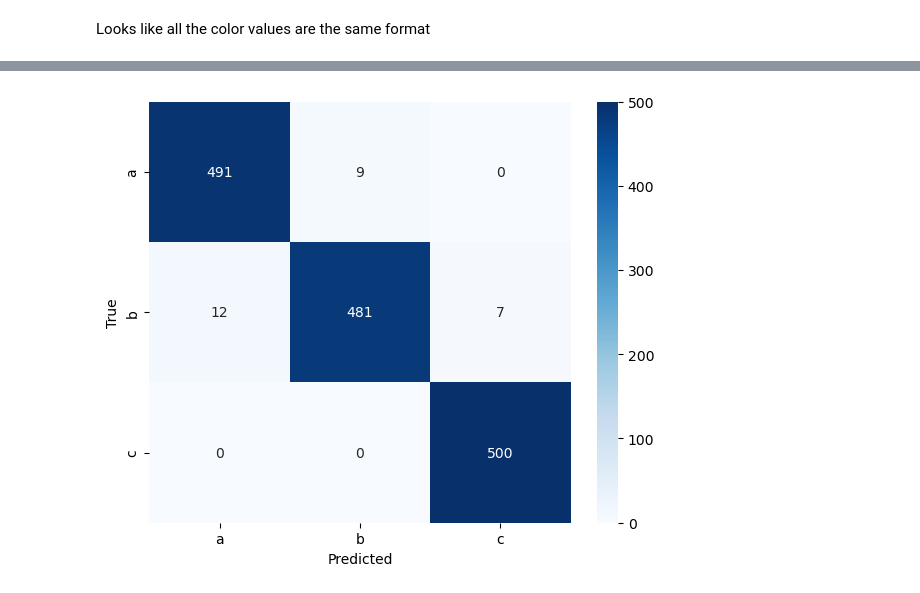
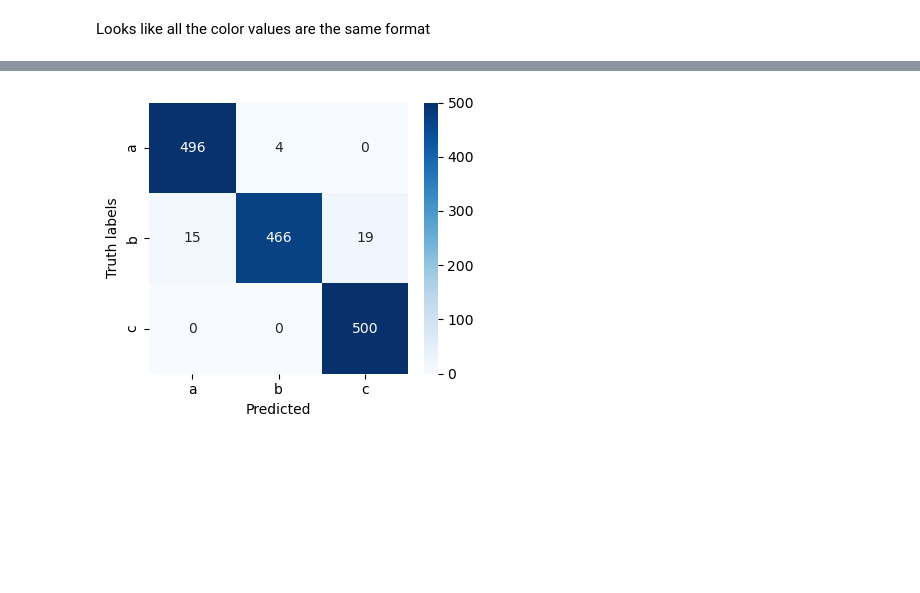
Before and after one commit to sjabarnia/squares, a Jupyter notebook: exploration.ipynb, the cells around one changed output, grey strips where cells are left out. Saved outputs shown, nothing was run; the diff lists cells and outputs as text; code cells hidden in the pictures; blank space fills up the shorter version.

```diff
--- a/exploration.ipynb
+++ b/exploration.ipynb
@@ -215,18 +254,17 @@ class basicCNN(nn.Module):
     def __init__(self, num_classes):
         super().__init__()
         self.features = nn.Sequential(
-            nn.Conv2d(3, 16, 3, padding=1),
-            nn.ReLU(),
-            nn.MaxPool2d(2),
-            nn.Conv2d(16, 32, 3, padding=1),
+            nn.Conv2d(3, 8, kernel_size=3, padding=1),  # Just 8 filters
             nn.ReLU(),
             nn.MaxPool2d(2)
         )
-        self.classifier = nn.Linear(32 * 8 * 8, num_classes)
+        self.classifier = nn.Sequential(
+            nn.Flatten(),
+            nn.Linear(8 * 16 * 16, num_classes)
+        )
 
     def forward(self, x):
         x = self.features(x)
-        x = x.view(-1, 32 * 8 * 8)
         x = self.classifier(x)
         return x
 # %%
@@ -241,7 +279,7 @@ val_dataset = ImageDataset(val_dir, transform)
 train_loader = DataLoader(train_dataset, batch_size=32, shuffle=True)
 val_loader = DataLoader(val_dataset, batch_size=32)
 
-device = torch.device("cuda:0" if torch.cuda.is_available() else "cpu")
+device = torch.device("cpu")
 model = basicCNN(len(train_dataset.classes)).to(device)
 criterion = nn.CrossEntropyLoss()
 optimizer = torch.optim.Adam(model.parameters(), lr=0.001)
@@ -286,10 +324,11 @@ with torch.no_grad():
 
 # Show confusion matrix
 cm = confusion_matrix(all_labels, all_preds)
-plt.figure(figsize=(6, 5))
-sns.heatmap(cm, annot=True, fmt='d', cmap='Blues', xticklabels=train_dataset.classes, yticklabels=train_dataset.classes)
+plt.figure(figsize=(4, 3.5))
+sns.heatmap(cm, annot=True, fmt='d', cmap='Blues', vmax = 500,
+            xticklabels=train_dataset.classes, yticklabels=train_dataset.classes)
 plt.xlabel('Predicted')
-plt.ylabel('True')
+plt.ylabel('Truth labels')
 plt.tight_layout()
 plt.show()
 
@@ -309,26 +374,28 @@ Epoch 10, Accuracy: 96.00%
 # %%
-# secondary model model
-# class ColorCNN(nn.Module):
-#     def __init__(self, num_classes):
-#         super().__init__()
-#         self.features = nn.Sequential(
-#             nn.Conv2d(3, 16, 3, padding=1),
-#             nn.ReLU(),
-#             nn.Conv2d(16, 32, 3, padding=1),
-#             nn.ReLU(),
-#             nn.MaxPool2d(4),
-#         )
-#         self.classifier = nn.Linear(32 * 8 * 8, num_classes)
+# second try
+class secondCNN(nn.Module):
+    def __init__(self, num_classes):
+        super().__init__()
+        self.features = nn.Sequential(
+            nn.Conv2d(3, 16, 3, padding=1),
+            nn.ReLU(),
+            nn.MaxPool2d(2),
+            nn.Conv2d(16, 32, 3, padding=1),
+            nn.ReLU(),
+            nn.MaxPool2d(2)
+        )
+        self.classifier = nn.Linear(32 * 8 * 8, num_classes)
 
-#     def forward(self, x):
-#         x = self.features(x)
-#         x = x.view(-1, 32 * 8 * 8)
-#         x = self.classifier(x)
-#         return x
+    def forward(self, x):
+        x = self.features(x)
+        x = x.view(-1, 32 * 8 * 8)
+        x = self.classifier(x)
+        return x
 
 num_epochs = 10
 
-transform = transforms.Compose([transforms.CenterCrop((32)), transforms.ToTensor()])
+transform = transforms.Compose([transforms.CenterCrop((32)),
+                                transforms.ToTensor()])
 
 train_dataset = ImageDataset(train_dir, transform)
 val_dataset = ImageDataset(val_dir, transform)
@@ -336,8 +403,8 @@ val_dataset = ImageDataset(val_dir, transform)
 train_loader = DataLoader(train_dataset, batch_size=32, shuffle=True)
 val_loader = DataLoader(val_dataset, batch_size=32)
 
-device = torch.device("cuda:0" if torch.cuda.is_available() else "cpu")
-model = basicCNN(len(train_dataset.classes)).to(device)
+device = torch.device("cpu")
+model = secondCNN(len(train_dataset.classes)).to(device)
 criterion = nn.CrossEntropyLoss()
 optimizer = torch.optim.Adam(model.parameters(), lr=0.001)
 
@@ -381,10 +448,11 @@ with torch.no_grad():
 
 # Show confusion matrix
 cm = confusion_matrix(all_labels, all_preds)
-plt.figure(figsize=(6, 5))
-sns.heatmap(cm, annot=True, fmt='d', cmap='Blues', xticklabels=train_dataset.classes, yticklabels=train_dataset.classes)
+plt.figure(figsize=(4, 3.5))
+sns.heatmap(cm, annot=True, fmt='d', cmap='Blues', vmax = 500,
+            xticklabels=train_dataset.classes, yticklabels=train_dataset.classes)
 plt.xlabel('Predicted')
-plt.ylabel('True')
+plt.ylabel('Truth labels')
 plt.tight_layout()
 plt.show()
 
@@ -403 +471 @@ Epoch 10, Accuracy: 98.13%
-[figure, old version]
+[figure, new version]
```
Also changed, not shown: parts of 17 cells of this notebook.
